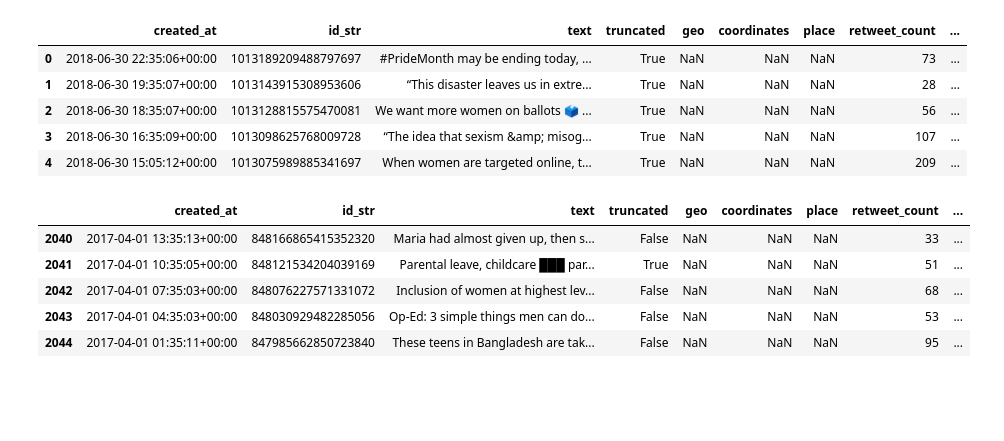
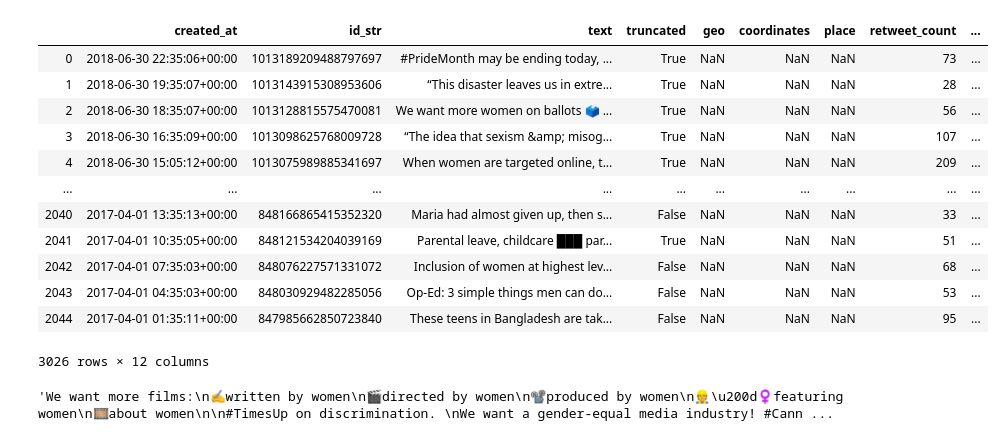
Before and after one commit to damiclem/feminism_network, a Jupyter notebook: parse_tweets.ipynb, the cells around one changed output. Saved outputs shown, nothing was run; the diff lists cells and outputs as text; code cells hidden in the pictures; blank space fills up the shorter version.

```diff
--- a/parse_tweets.ipynb
+++ b/parse_tweets.ipynb
@@ -24,35 +24,36 @@ WORDS_PATH = 'data/database/words.csv'
 # %%
 # Load tweets dataset
 tweets = pd.read_csv('data/database/tweets.csv', dtype={
     'id_str': np.unicode_,
     'created_at': np.unicode_
 })
 
 # Parse created_at attribute to Datetime format
 tweets.created_at = pd.to_datetime(tweets.created_at, format='%a %b %d %H:%M:%S %z %Y')
 
 # Sort by date descending
 tweets.sort_values(by='created_at', ascending=False, inplace=True)
 
 # Show few lines of the dataset
-tweets.head()
+tweets
 # %% [output]
 |  | created_at | id_str | text | truncated | geo | coordinates | place | retweet_count | ... |
 | 0 | 2018-06-30 22:35:06+00:00 | 1013189209488797697 | #PrideMonth may be ending today, ... | True | NaN | NaN | NaN | 73 | ... |
 | 1 | 2018-06-30 19:35:07+00:00 | 1013143915308953606 | “This disaster leaves us in extre... | True | NaN | NaN | NaN | 28 | ... |
 | 2 | 2018-06-30 18:35:07+00:00 | 1013128815575470081 | We want more women on ballots 🗳️ ... | True | NaN | NaN | NaN | 56 | ... |
 | 3 | 2018-06-30 16:35:09+00:00 | 1013098625768009728 | “The idea that sexism &amp; misog... | True | NaN | NaN | NaN | 107 | ... |
 | 4 | 2018-06-30 15:05:12+00:00 | 1013075989885341697 | When women are targeted online, t... | True | NaN | NaN | NaN | 209 | ... |
+| ... | ... | ... | ... | ... | ... | ... | ... | ... | ... |
+| 2040 | 2017-04-01 13:35:13+00:00 | 848166865415352320 | Maria had almost given up, then s... | False | NaN | NaN | NaN | 33 | ... |
+| 2041 | 2017-04-01 10:35:05+00:00 | 848121534204039169 | Parental leave, childcare ███ par... | True | NaN | NaN | NaN | 51 | ... |
+| 2042 | 2017-04-01 07:35:03+00:00 | 848076227571331072 | Inclusion of women at highest lev... | False | NaN | NaN | NaN | 68 | ... |
+| 2043 | 2017-04-01 04:35:03+00:00 | 848030929482285056 | Op-Ed: 3 simple things men can do... | False | NaN | NaN | NaN | 53 | ... |
+| 2044 | 2017-04-01 01:35:11+00:00 | 847985662850723840 | These teens in Bangladesh are tak... | False | NaN | NaN | NaN | 95 | ... |
+3026 rows × 12 columns
-# %%
-# Show last lines of the dataset
-tweets.tail()
-# %% [output]
-|  | created_at | id_str | text | truncated | geo | coordinates | place | retweet_count | ... |
-| 2040 | 2017-04-01 13:35:13+00:00 | 848166865415352320 | Maria had almost given up, then s... | False | NaN | NaN | NaN | 33 | ... |
-| 2041 | 2017-04-01 10:35:05+00:00 | 848121534204039169 | Parental leave, childcare ███ par... | True | NaN | NaN | NaN | 51 | ... |
-| 2042 | 2017-04-01 07:35:03+00:00 | 848076227571331072 | Inclusion of women at highest lev... | False | NaN | NaN | NaN | 68 | ... |
-| 2043 | 2017-04-01 04:35:03+00:00 | 848030929482285056 | Op-Ed: 3 simple things men can do... | False | NaN | NaN | NaN | 53 | ... |
-| 2044 | 2017-04-01 01:35:11+00:00 | 847985662850723840 | These teens in Bangladesh are tak... | False | NaN | NaN | NaN | 95 | ... |
+# %%
+tweets.loc[tweets.id_str == '995424661331742724', 'text'].values[0]
+# %% [output]
+'We want more films:\n✍️written by women\n🎬directed by women\n📽️produced by women\n👷\u200d♀️featuring women\n🎞️about women\n\n#TimesUp on discrimination. \nWe want a gender-equal media industry! #Cann ...
 # %%
 # Define wrapper function for POS tagging words in tweets
 def pos_tag(tweets):
```
Also changed, not shown: parts of 18 cells of this notebook, 8 other files.
